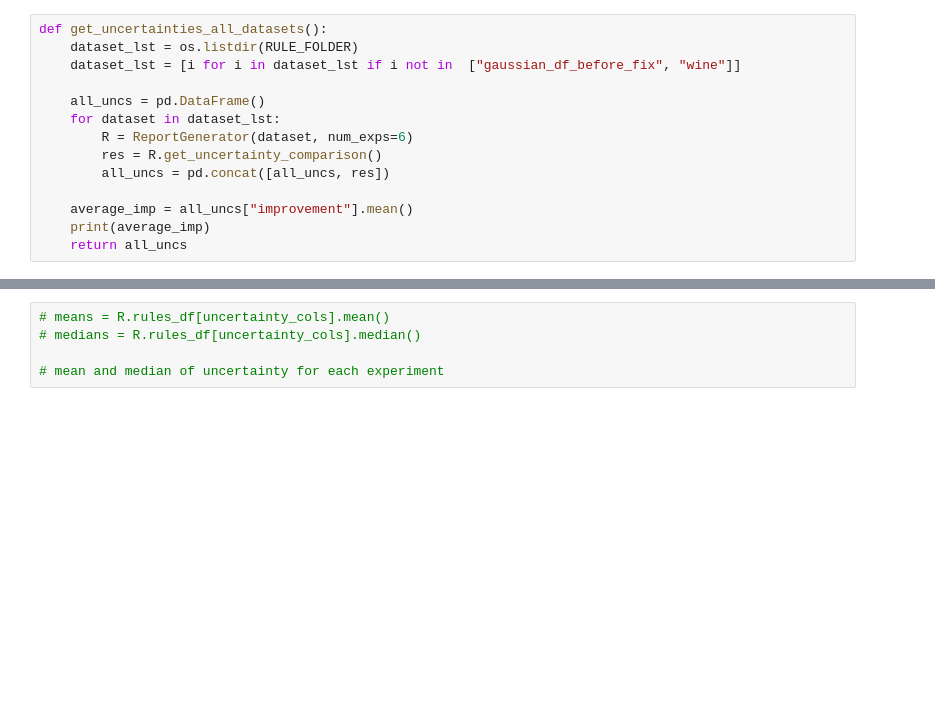
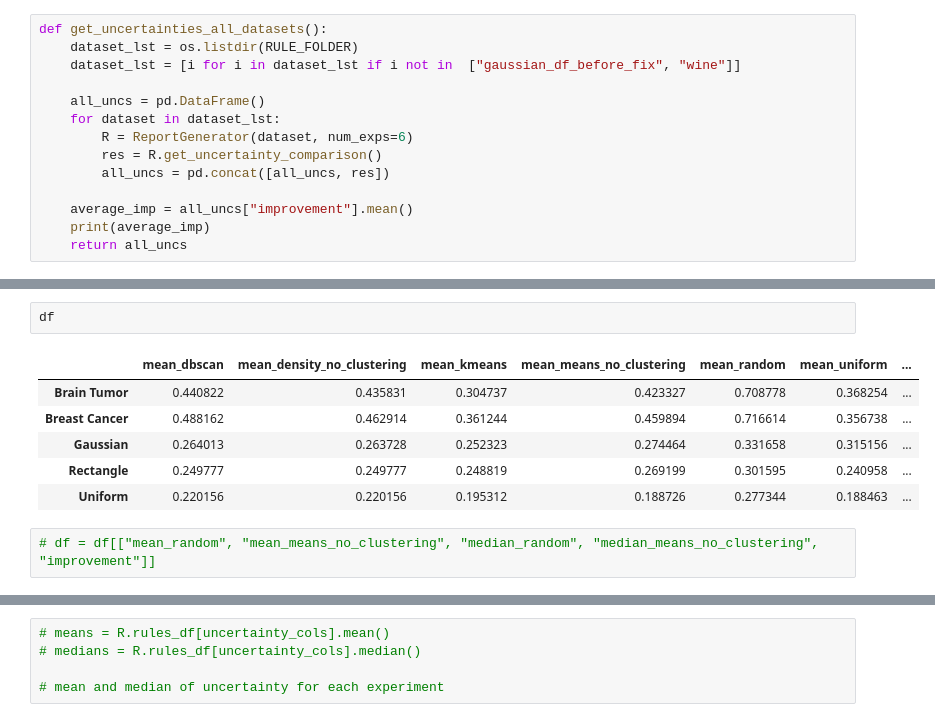
Before and after one commit to HaykTarkhanyan/DSGD-Enhanced, a Jupyter notebook: cdsgd/generate_report.ipynb, the cells around one changed output, grey strips where cells are left out. Cells and saved outputs as stored; diff of their text form; blank space fills up the shorter version.

```diff
--- a/cdsgd/generate_report.ipynb
+++ b/cdsgd/generate_report.ipynb
@@ -264,0 +301,11 @@ df = get_uncertainties_all_datasets()
+# %%
+df
+# %% [output]
+|  | mean_dbscan | mean_density_no_clustering | mean_kmeans | mean_means_no_clustering | mean_random | mean_uniform | ... |
+| Brain Tumor | 0.440822 | 0.435831 | 0.304737 | 0.423327 | 0.708778 | 0.368254 | ... |
+| Breast Cancer | 0.488162 | 0.462914 | 0.361244 | 0.459894 | 0.716614 | 0.356738 | ... |
+| Gaussian | 0.264013 | 0.263728 | 0.252323 | 0.274464 | 0.331658 | 0.315156 | ... |
+| Rectangle | 0.249777 | 0.249777 | 0.248819 | 0.269199 | 0.301595 | 0.240958 | ... |
+| Uniform | 0.220156 | 0.220156 | 0.195312 | 0.188726 | 0.277344 | 0.188463 | ... |
+# %%
+# df = df[["mean_random", "mean_means_no_clustering", "median_random", "median_means_no_clustering", "improvement"]]
```
Also changed, not shown: parts of 17 cells of this notebook, 3 other files.
